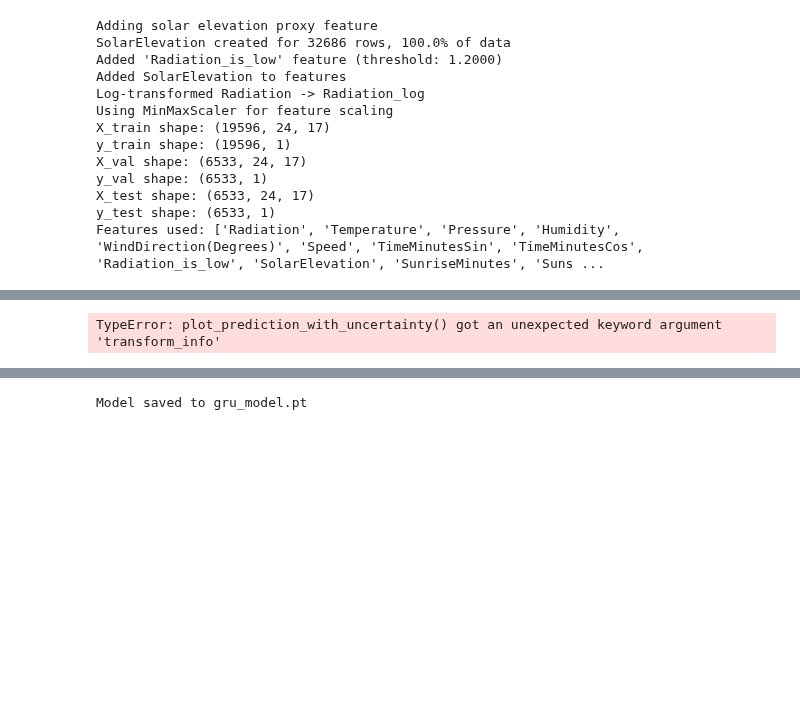
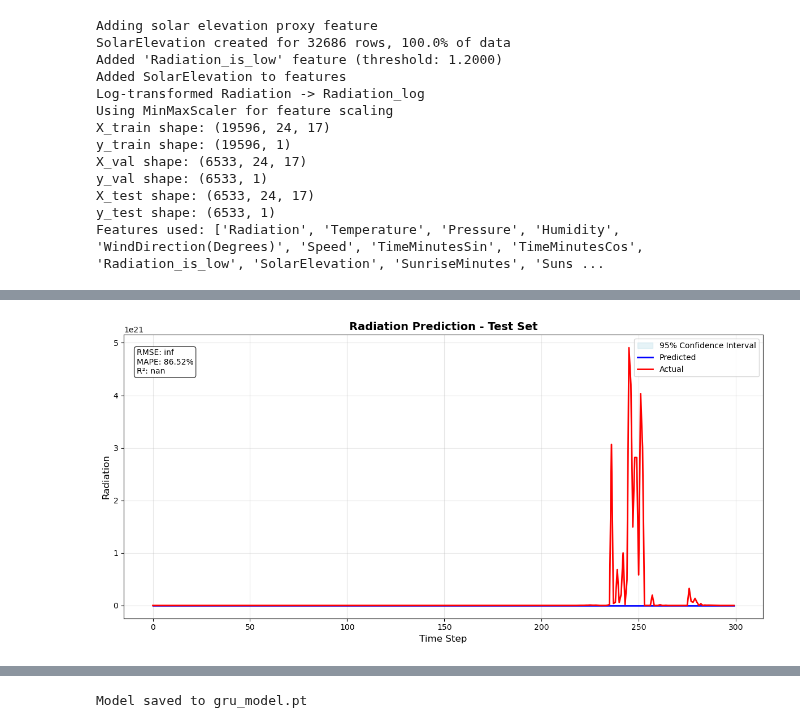
Before and after one commit to itxtx/solar_prediction, a Jupyter notebook: solar_data_gru.ipynb, the cells around one changed output, grey strips where cells are left out. Cells and saved outputs as stored; diff of their text form; code cells hidden in the pictures; blank space fills up the shorter version.

Commit message:
improve inverse transform numerical stability

```diff
--- a/solar_data_gru.ipynb
+++ b/solar_data_gru.ipynb
@@ -113,7 +120,9 @@ plt.show()
 # %%
-model.plot_prediction_with_uncertainty(X_test, actuals, mc_samples=30,
+import gru
+fig = model.plot_predictions(X_test[2700:3000], actuals[2700:3000], mc_samples=30,
                                        target_scaler=scalers["Radiation_log"],
                                        transform_info=transform_info)
+plt.show()
 # %% [output]
-TypeError: plot_prediction_with_uncertainty() got an unexpected keyword argument 'transform_info'
+[figure, added]
 # %%
```
Also changed, not shown: parts of 5 cells of this notebook, 3 other files.
